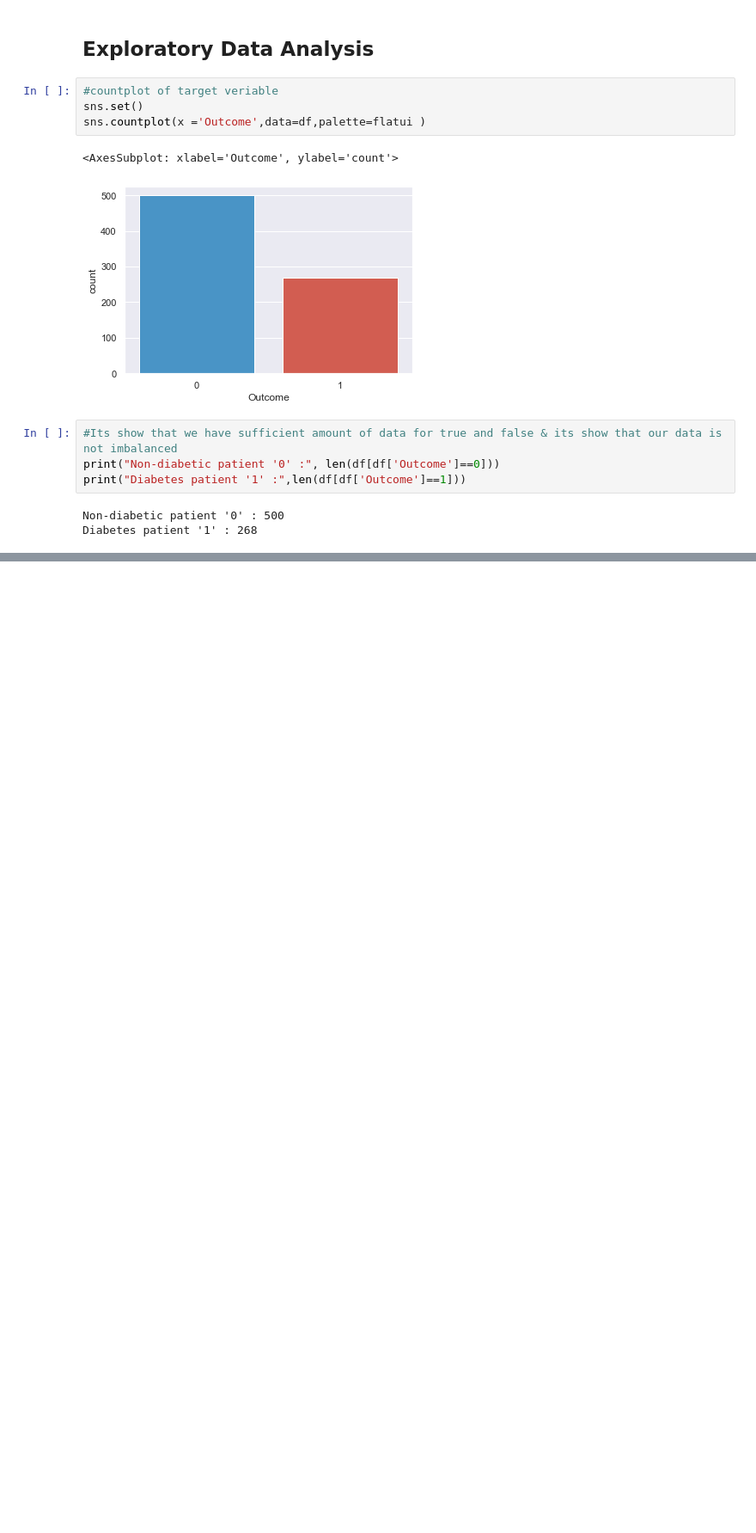
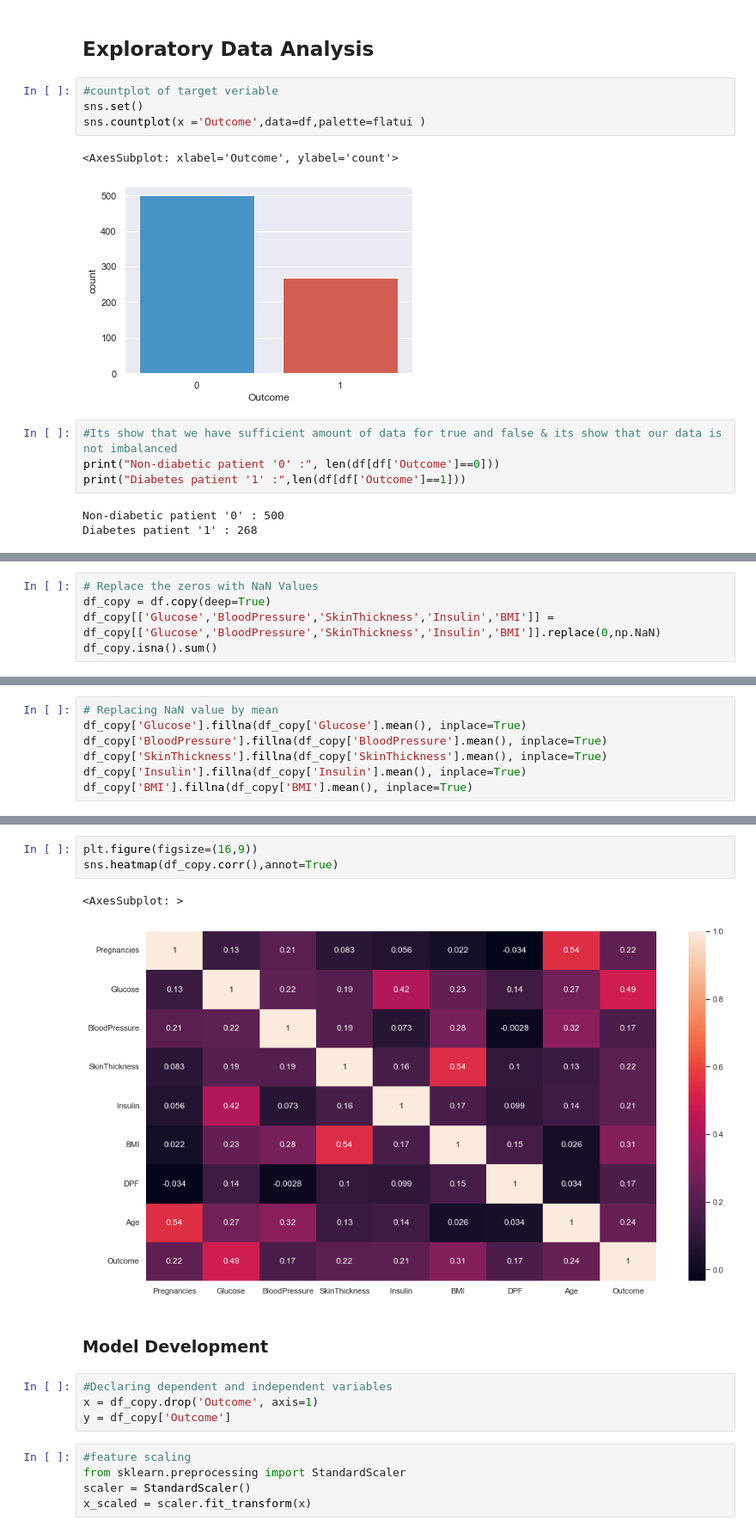
Before and after one commit to buriihenry/Predicting-Diabetes, a Jupyter notebook: Diabetes Prediction.ipynb, the cells around one changed output, grey strips where cells are left out. Shown at 86% size. Drawn from its saved outputs; the diff is of its cells as text; blank space fills up the shorter version.

Commit message:
Feature Scaling

```diff
--- a/Diabetes Prediction.ipynb
+++ b/Diabetes Prediction.ipynb
@@ -100,0 +126,5 @@ Diabetes patient '1' : 268
+# %%
+# Replace the zeros with NaN Values
+df_copy = df.copy(deep=True)
+df_copy[['Glucose','BloodPressure','SkinThickness','Insulin','BMI']] = df_copy[['Glucose','BloodPressure','SkinThickness','Insulin','BMI']].replace(0,np.NaN)
+df_copy.isna().sum()
@@ -100,0 +142,7 @@ Diabetes patient '1' : 268
+# %%
+# Replacing NaN value by mean
+df_copy['Glucose'].fillna(df_copy['Glucose'].mean(), inplace=True)
+df_copy['BloodPressure'].fillna(df_copy['BloodPressure'].mean(), inplace=True)
+df_copy['SkinThickness'].fillna(df_copy['SkinThickness'].mean(), inplace=True)
+df_copy['Insulin'].fillna(df_copy['Insulin'].mean(), inplace=True)
+df_copy['BMI'].fillna(df_copy['BMI'].mean(), inplace=True)
@@ -100,0 +164,17 @@ Diabetes patient '1' : 268
+# %%
+plt.figure(figsize=(16,9))
+sns.heatmap(df_copy.corr(),annot=True)
+# %% [output]
+<AxesSubplot: >
+[figure, added]
+# %% [markdown]
+### Model Development
+# %%
+#Declaring dependent and independent variables
+x = df_copy.drop('Outcome', axis=1)
+y = df_copy['Outcome']
+# %%
+#feature scaling
+from sklearn.preprocessing import StandardScaler
+scaler = StandardScaler()
+x_scaled = scaler.fit_transform(x)
```
Also changed, not shown: parts of 5 cells of this notebook.
